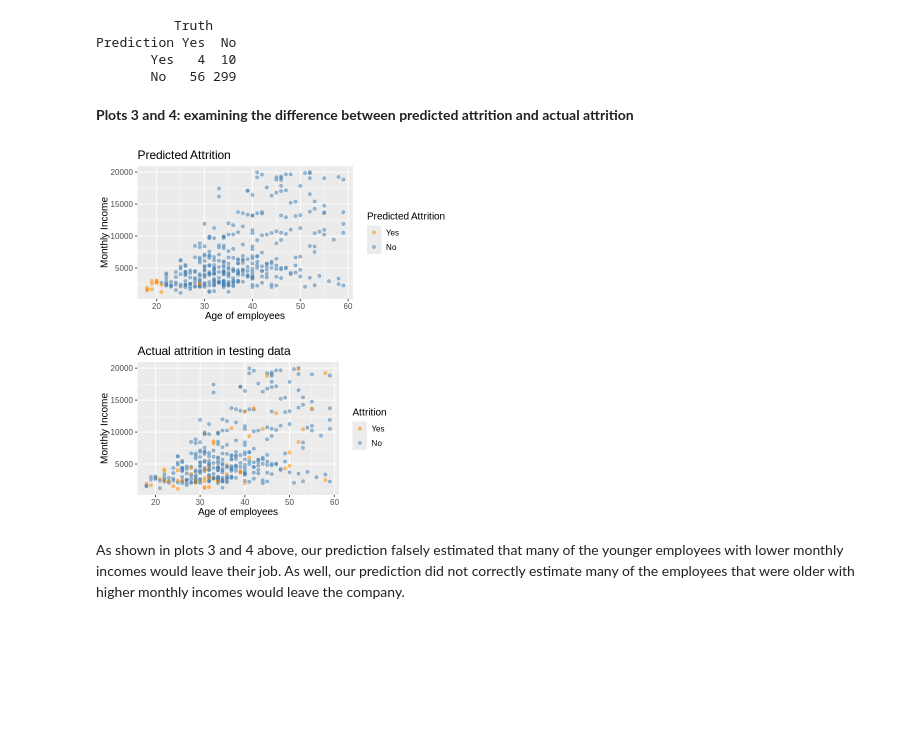
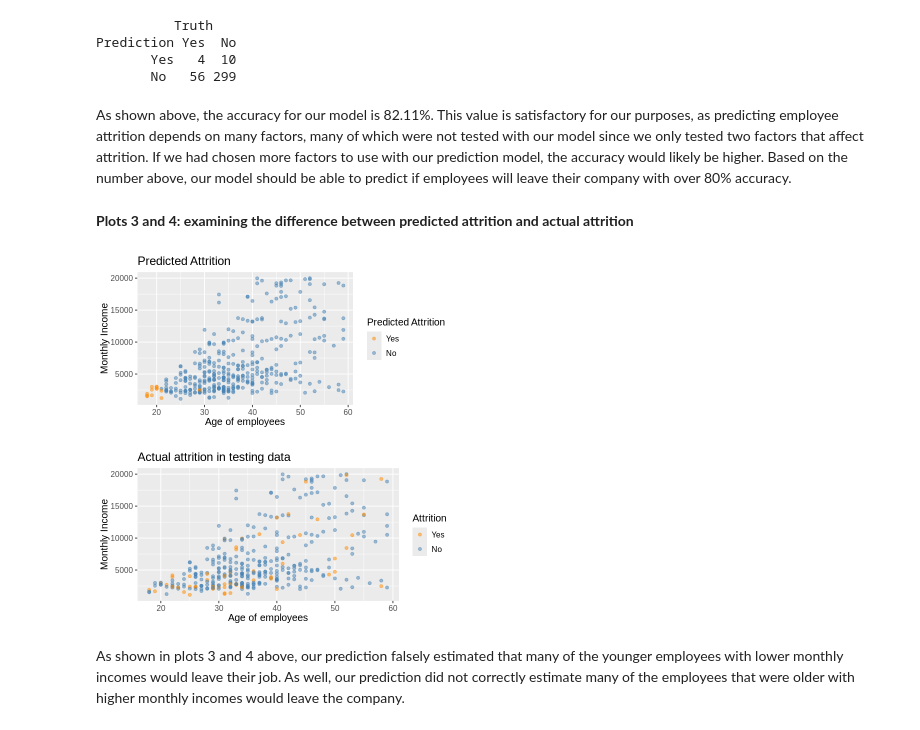
Before and after one commit to Chadha-Bhavya/DSCI-100-Group-Project, a Jupyter notebook: Group_project_report.ipynb, the cells around one changed output. Cells and saved outputs as stored; diff of their text form; code cells hidden in the pictures; blank space fills up the shorter version.

```diff
--- a/Group_project_report.ipynb
+++ b/Group_project_report.ipynb
@@ -238,35 +241,37 @@ A tibble: 1 × 3
 Prediction Yes  No
        Yes   4  10
        No   56 299
+# %% [markdown]
+As shown above, the accuracy for our model is 82.11%. This value is satisfactory for our purposes, as predicting employee attrition depends on many factors, many of which were not tested with our model since we only tested two factors that affect attrition. If we had chosen more factors to use with our prediction model, the accuracy would likely be higher. Based on the number above, our model should be able to predict if employees will leave their company with over 80% accuracy.
 # %% [markdown]
 **Plots 3 and 4: examining the difference between predicted attrition and actual attrition**
 # %%
 options(repr.plot.width = 6, repr.plot.height = 3)
 pred_attrition_plot <- trial_predictions |>
   ggplot(aes(x = Age, y = Monthly_Income, color = .pred_class)) +
   geom_point(alpha = 0.5) +
   labs(x = "Age of employees",
        y = "Monthly Income",
        color = "Predicted Attrition") +
   theme(text = element_text(size = 12)) +
 scale_color_manual(values = c("darkorange", "steelblue"))+
 ggtitle("Predicted Attrition")
 pred_attrition_plot
 
-options(repr.plot.width = 5, repr.plot.height = 3)
+options(repr.plot.width = 6, repr.plot.height = 3)
 actual_attrition_plot <- employee_test |>
   ggplot(aes(x = Age, y = Monthly_Income, color = Attrition)) +
   geom_point(alpha = 0.5) +
   labs(x = "Age of employees",
        y = "Monthly Income",
        color = "Attrition") +
   theme(text = element_text(size = 12)) +
 scale_color_manual(values = c("darkorange", "steelblue"))+
 ggtitle("Actual attrition in testing data")
 actual_attrition_plot
 # %% [output]
 [figure]
-[figure, old version]
+[figure, new version]
 # %% [markdown]
 As shown in plots 3 and 4 above, our prediction falsely estimated that many of the younger employees with lower monthly incomes would leave their job. As well, our prediction did not correctly estimate many of the employees that were older with higher monthly incomes would leave the company.
 # %% [markdown]
```
Also changed, not shown: parts of 5 cells of this notebook.
